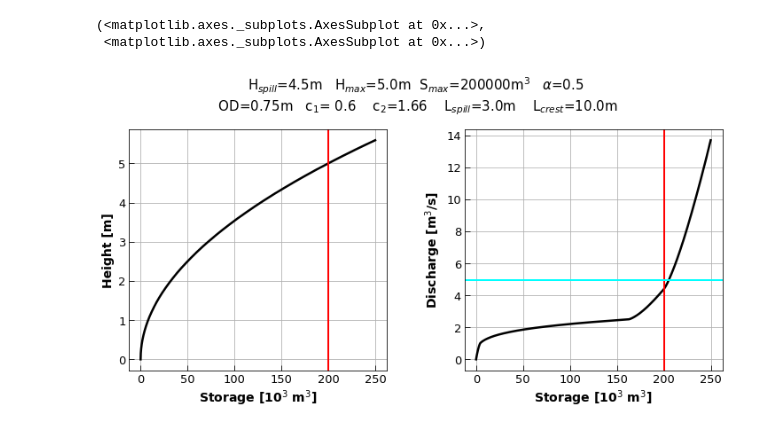
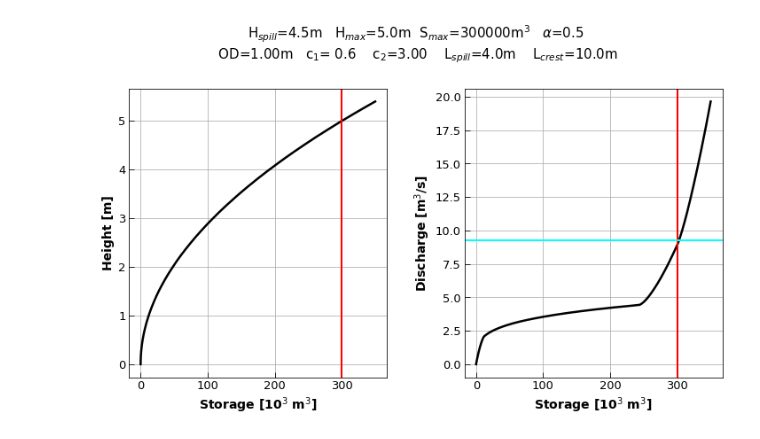
Before and after one commit to gurbuzf/DamStudy, a Jupyter notebook: dam_operation/QSv_dams.ipynb, the cells around one changed output. Saved outputs shown, nothing was run; the diff lists cells and outputs as text; code cells hidden in the pictures.

```diff
--- a/dam_operation/QSv_dams.ipynb
+++ b/dam_operation/QSv_dams.ipynb
@@ -52,6 +53,5 @@ plot_QSv(4, 5, 200000, 0.5, 0.75, 0.6, 1.66, 1, 10, state=1, area=2.25)#, save='
 # %%
-plot_QSv(4.5, 5, 200000, 0.5, 0.75, 0.6, 1.66, 3, 10, state=1, area=2.25)#, save='../../Supp_DamStudy/QvS_h4_5_O75_1_10')
+# USE this for order 4
+ax1, ax2 = plot_QSv(4.5, 5, 300000, 0.5, 1.0, 0.6, 3.0, 4, 10, state=1, area=6.75)
 # %% [output]
-(<matplotlib.axes._subplots.AxesSubplot at 0x...>,
- <matplotlib.axes._subplots.AxesSubplot at 0x...>)
-[figure, old version]
+[figure, new version]
```
Also changed, not shown: parts of 7 cells of this notebook, 7 other files.
